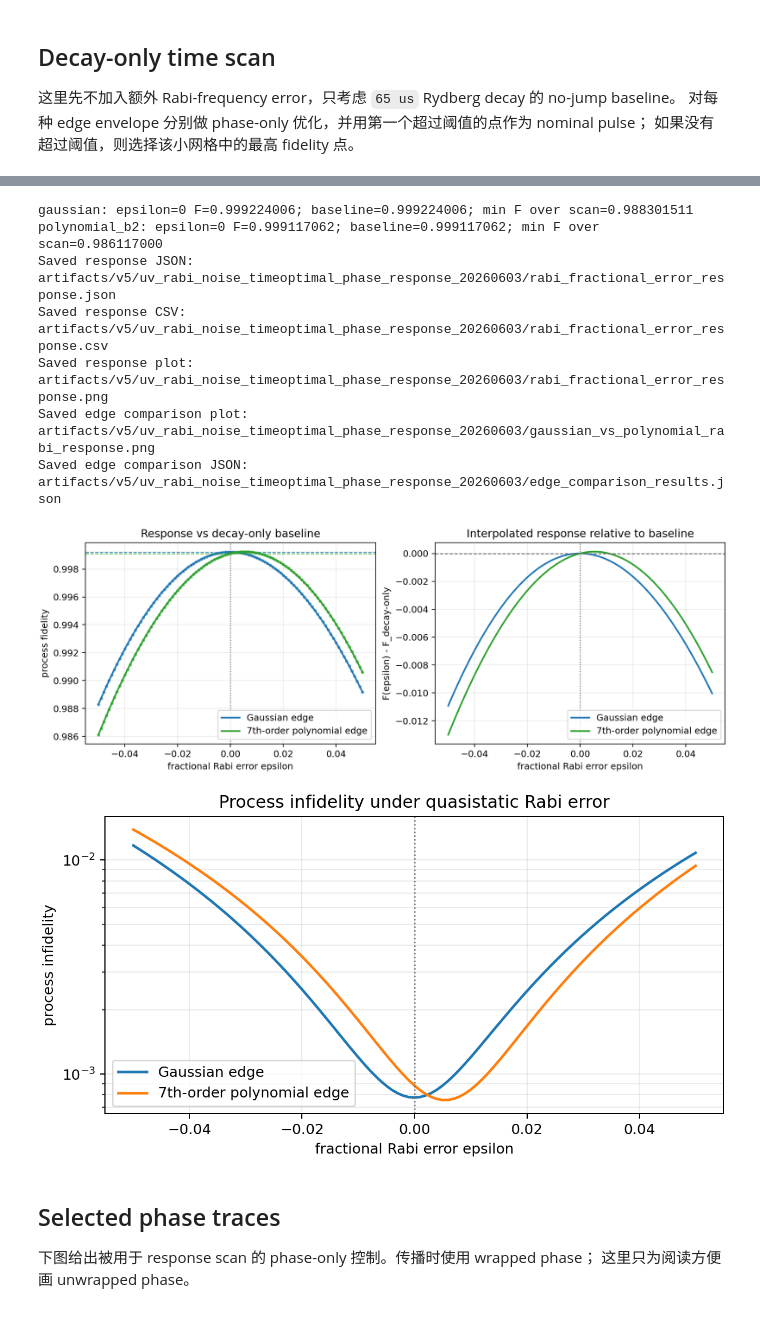
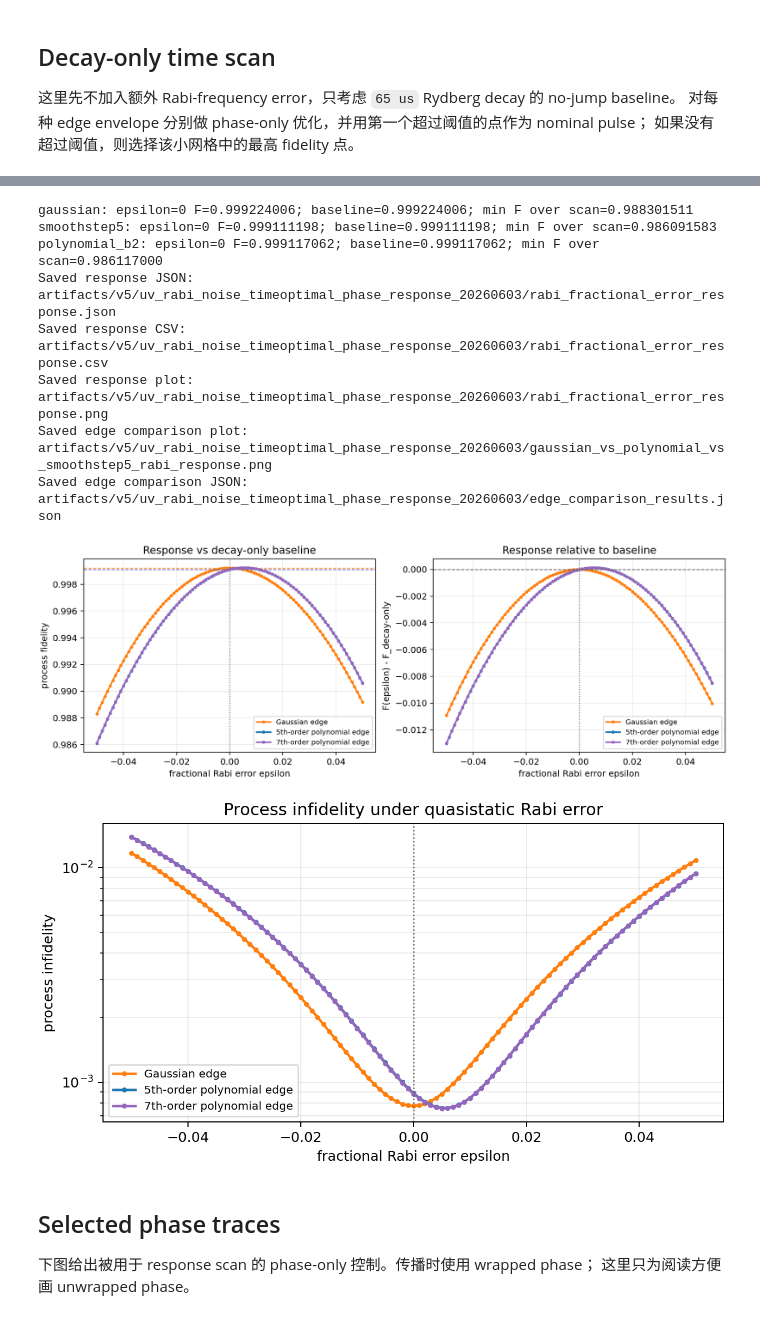
Before and after one commit to Eris-li/Noise-Tolerant-Quantum-Control-Optimization, a Jupyter notebook: notebooks/yb171_uv_rabi_noise_timeoptimal_phase_response.ipynb, the cells around one changed output, grey strips where cells are left out. Drawn from its saved outputs; the diff is of its cells as text; code cells hidden in the pictures.

```diff
--- a/notebooks/yb171_uv_rabi_noise_timeoptimal_phase_response.ipynb
+++ b/notebooks/yb171_uv_rabi_noise_timeoptimal_phase_response.ipynb
@@ -368,6 +389,24 @@ BASE_CONFIG = UVRabiNoiseConfig(
 )
 GAUSSIAN_CONFIG = BASE_CONFIG
 POLYNOMIAL_CONFIG = replace(BASE_CONFIG, edge_kind="polynomial_b2")
+SMOOTHSTEP5_CONFIG = replace(BASE_CONFIG, edge_kind="smoothstep5")
+
+CONFIG_BY_EDGE = {
+    "gaussian": GAUSSIAN_CONFIG,
+    "smoothstep5": SMOOTHSTEP5_CONFIG,
+    "polynomial_b2": POLYNOMIAL_CONFIG,
+}
+
+EDGE_COLORS = {
+    "gaussian": "tab:orange",
+    "smoothstep5": "tab:blue",
+    "polynomial_b2": "tab:purple",
+}
+EDGE_LABELS = {
+    "gaussian": "Gaussian edge",
+    "smoothstep5": "5th-order polynomial edge",
+    "polynomial_b2": "7th-order polynomial edge",
+}
 
 TIME_GRID_NS = [140.0, 160.0, 180.0, 200.0]
 EPSILON_VALUES = np.linspace(-0.05, 0.05, 101, dtype=np.float64)
@@ -376,6 +415,7 @@ ARTIFACT_DIR.mkdir(parents=True, exist_ok=True)
 
 print(BASE_CONFIG)
 print(f"Time scan grid: {TIME_GRID_NS} ns")
+print(f"Edge kinds: {list(CONFIG_BY_EDGE)}")
 print(f"Rabi fractional error scan: {EPSILON_VALUES[0]:+.3f} to {EPSILON_VALUES[-1]:+.3f} with {len(EPSILON_VALUES)} points")
 print(f"Artifact directory: {ARTIFACT_DIR}")
 # %% [output]
@@ -497,7 +560,7 @@ decay-only fidelity，插值曲线用于查看 fidelity 对 `epsilon` 的局部
 # %%
 response_rows_by_edge = {}
-for config in [GAUSSIAN_CONFIG, POLYNOMIAL_CONFIG]:
-    response_rows_by_edge[config.edge_kind] = rabi_response_rows(config, selected_by_edge[config.edge_kind], EPSILON_VALUES)
+for edge_kind, config in CONFIG_BY_EDGE.items():
+    response_rows_by_edge[edge_kind] = rabi_response_rows(config, selected_by_edge[edge_kind], EPSILON_VALUES)
 
 all_response_rows = [row for rows in response_rows_by_edge.values() for row in rows]
 response_json = ARTIFACT_DIR / "rabi_fractional_error_response.json"
@@ -521,60 +584,52 @@ with response_csv.open("w", newline="", encoding="utf-8") as handle:
     writer.writeheader()
     writer.writerows(all_response_rows)
 
-fig, (ax0, ax1) = plt.subplots(1, 2, figsize=(10.6, 3.8), constrained_layout=True)
-epsilon_dense = np.linspace(float(EPSILON_VALUES[0]), float(EPSILON_VALUES[-1]), 501)
-colors = {"gaussian": "tab:blue", "polynomial_b2": "tab:green"}
-labels = {"gaussian": "Gaussian edge", "polynomial_b2": "7th-order polynomial edge"}
-
+fig, (ax0, ax1) = plt.subplots(1, 2, figsize=(11.0, 3.8), constrained_layout=True)
 for edge_kind, rows in response_rows_by_edge.items():
     eps = np.array([row["epsilon"] for row in rows])
     fidelity = np.array([row["process_fidelity"] for row in rows])
     delta = np.array([row["delta_from_decay_only"] for row in rows])
-    fidelity_interp = PchipInterpolator(eps, fidelity)(epsilon_dense)
-    delta_interp = PchipInterpolator(eps, delta)(epsilon_dense)
     baseline = float(rows[0]["decay_only_baseline_fidelity"])
-    ax0.plot(eps, fidelity, "o", ms=2.6, color=colors[edge_kind], alpha=0.55)
-    ax0.plot(epsilon_dense, fidelity_interp, lw=1.8, color=colors[edge_kind], label=labels[edge_kind])
-    ax0.axhline(baseline, color=colors[edge_kind], ls="--", lw=1.0, alpha=0.8)
-    ax1.plot(epsilon_dense, delta_interp, lw=1.8, color=colors[edge_kind], label=labels[edge_kind])
+    ax0.plot(eps, fidelity, marker="o", ms=2.6, lw=1.8, color=EDGE_COLORS[edge_kind], label=EDGE_LABELS[edge_kind])
+    ax0.axhline(baseline, color=EDGE_COLORS[edge_kind], ls="--", lw=1.0, alpha=0.75)
+    ax1.plot(eps, delta, marker="o", ms=2.6, lw=1.8, color=EDGE_COLORS[edge_kind], label=EDGE_LABELS[edge_kind])
 
 ax0.axvline(0.0, color="0.4", ls=":", lw=1.0)
 ax0.set_xlabel("fractional Rabi error epsilon")
 ax0.set_ylabel("process fidelity")
 ax0.set_title("Response vs decay-only baseline")
 ax0.grid(alpha=0.25)
-ax0.legend()
+ax0.legend(fontsize=8)
 
 ax1.axhline(0.0, color="0.4", ls="--", lw=1.0)
 ax1.axvline(0.0, color="0.4", ls=":", lw=1.0)
 ax1.set_xlabel("fractional Rabi error epsilon")
 ax1.set_ylabel("F(epsilon) - F_decay-only")
-ax1.set_title("Interpolated response relative to baseline")
+ax1.set_title("Response relative to baseline")
 ax1.grid(alpha=0.25)
-ax1.legend()
+ax1.legend(fontsize=8)
 
-response_png = ARTIFACT_DIR / "gaussian_vs_polynomial_rabi_response.png"
+response_png = ARTIFACT_DIR / "rabi_fractional_error_response.png"
 fig.savefig(response_png, dpi=180)
 plt.close(fig)
 
-legacy_response_png = ARTIFACT_DIR / "rabi_fractional_error_response.png"
-response_png.replace(legacy_response_png)
-response_png = legacy_response_png
-comparison_png = ARTIFACT_DIR / "gaussian_vs_polynomial_rabi_response.png"
-fig, ax = plt.subplots(figsize=(6.7, 3.6), constrained_layout=True)
+comparison_png = ARTIFACT_DIR / "gaussian_vs_polynomial_vs_smoothstep5_rabi_response.png"
+fig, ax = plt.subplots(figsize=(6.9, 3.7), constrained_layout=True)
 for edge_kind, rows in response_rows_by_edge.items():
     eps = np.array([row["epsilon"] for row in rows])
     infid = np.array([row["process_infidelity"] for row in rows])
-    ax.plot(eps, infid, lw=1.8, label=labels[edge_kind])
+    ax.plot(eps, infid, marker="o", ms=2.6, lw=1.8, color=EDGE_COLORS[edge_kind], label=EDGE_LABELS[edge_kind])
 ax.set_yscale("log")
 ax.axvline(0.0, color="0.4", ls=":", lw=1.0)
 ax.set_xlabel("fractional Rabi error epsilon")
 ax.set_ylabel("process infidelity")
 ax.set_title("Process infidelity under quasistatic Rabi error")
 ax.grid(alpha=0.25, which="both")
-ax.legend()
+ax.legend(fontsize=8)
 fig.savefig(comparison_png, dpi=180)
 plt.close(fig)
+legacy_comparison_png = ARTIFACT_DIR / "gaussian_vs_polynomial_rabi_response.png"
+legacy_comparison_png.write_bytes(comparison_png.read_bytes())
 
 edge_comparison_json = ARTIFACT_DIR / "edge_comparison_results.json"
 edge_comparison_json.write_text(
@@ -585,36 +640,37 @@ edge_comparison_json.write_text(
             "selection_kind_by_edge": selection_kind_by_edge,
             "selected_by_edge": selected_by_edge,
             "decay_only_baselines": {
                 edge_kind: float(rows[0]["decay_only_baseline_fidelity"]) for edge_kind, rows in response_rows_by_edge.items()
             },
         },
         indent=2,
     ),
     encoding="utf-8",
 )
 
 for edge_kind, rows in response_rows_by_edge.items():
     zero_row = min(rows, key=lambda row: abs(row["epsilon"]))
     print(
         f"{edge_kind}: epsilon=0 F={zero_row['process_fidelity']:.9f}; "
         f"baseline={zero_row['decay_only_baseline_fidelity']:.9f}; "
         f"min F over scan={min(row['process_fidelity'] for row in rows):.9f}"
     )
 print(f"Saved response JSON: {response_json}")
 print(f"Saved response CSV:  {response_csv}")
 print(f"Saved response plot: {response_png}")
 print(f"Saved edge comparison plot: {comparison_png}")
 print(f"Saved edge comparison JSON: {edge_comparison_json}")
 # %% [output]
 gaussian: epsilon=0 F=0.999224006; baseline=0.999224006; min F over scan=0.988301511
+smoothstep5: epsilon=0 F=0.999111198; baseline=0.999111198; min F over scan=0.986091583
 polynomial_b2: epsilon=0 F=0.999117062; baseline=0.999117062; min F over scan=0.986117000
 Saved response JSON: artifacts/v5/uv_rabi_noise_timeoptimal_phase_response_20260603/rabi_fractional_error_response.json
 Saved response CSV:  artifacts/v5/uv_rabi_noise_timeoptimal_phase_response_20260603/rabi_fractional_error_response.csv
 Saved response plot: artifacts/v5/uv_rabi_noise_timeoptimal_phase_response_20260603/rabi_fractional_error_response.png
-Saved edge comparison plot: artifacts/v5/uv_rabi_noise_timeoptimal_phase_response_20260603/gaussian_vs_polynomial_rabi_response.png
+Saved edge comparison plot: artifacts/v5/uv_rabi_noise_timeoptimal_phase_response_20260603/gaussian_vs_polynomial_vs_smoothstep5_rabi_response.png
 Saved edge comparison JSON: artifacts/v5/uv_rabi_noise_timeoptimal_phase_response_20260603/edge_comparison_results.json
-[figure, old version]
+[figure, new version]
-[figure, old version]
+[figure, new version]
 # %% [markdown]
 ## Selected phase traces
 
```
Also changed, not shown: parts of 7 cells of this notebook, 11 other files.
